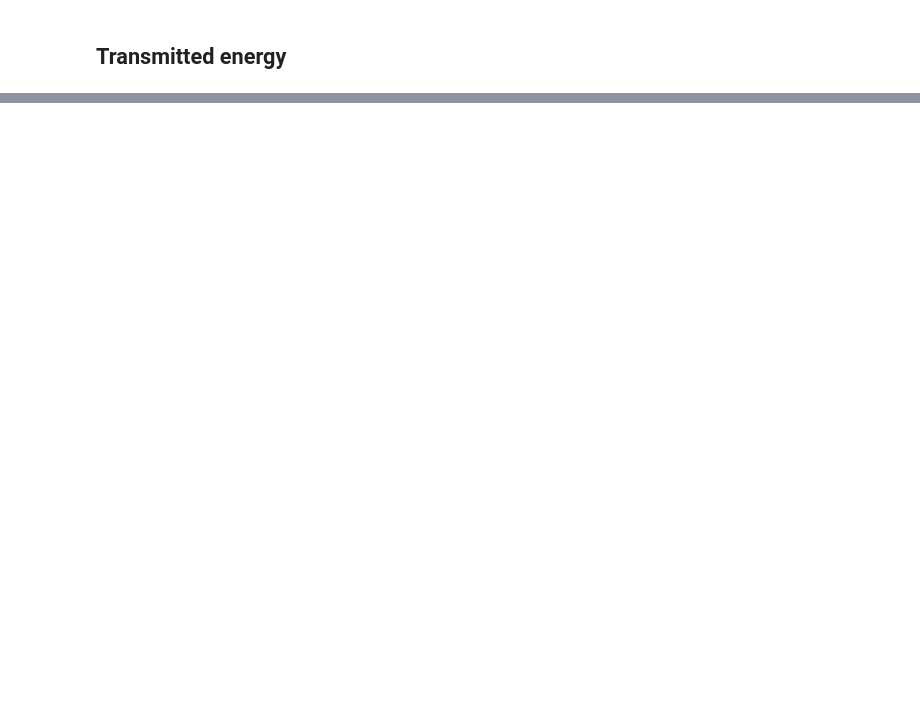
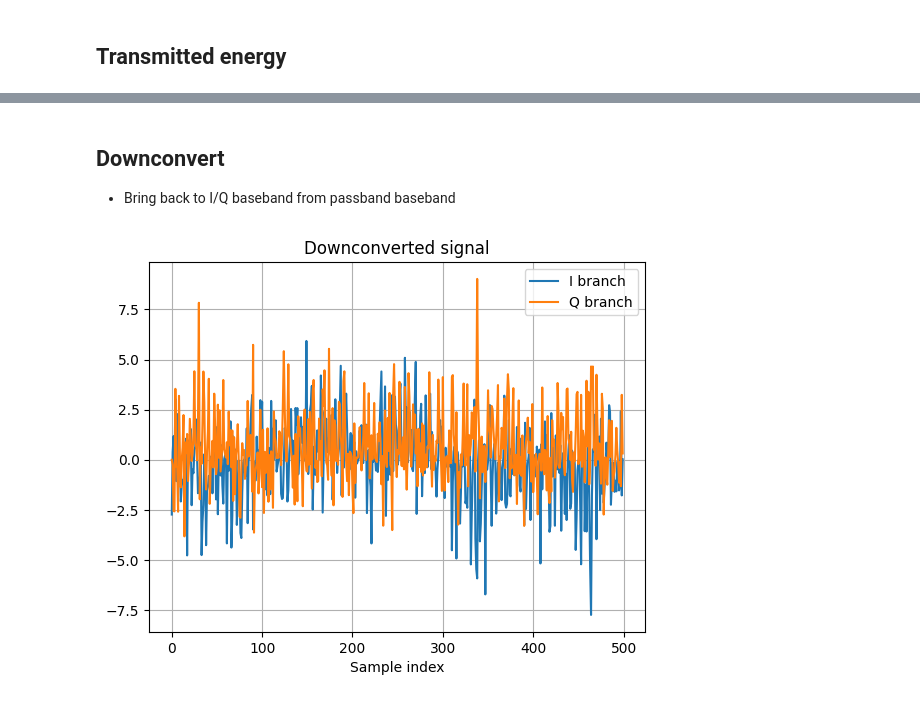
Before and after one commit to axellangenskiold/eitn21, a Jupyter notebook: assignment1_axel.ipynb, the cells around one changed output, grey strips where cells are left out. Saved outputs shown, nothing was run; the diff lists cells and outputs as text; code cells hidden in the pictures; blank space fills up the shorter version.

```diff
--- a/assignment1_axel.ipynb
+++ b/assignment1_axel.ipynb
@@ -139,10 +164,21 @@ def add_awgn_passband(r_clean, Eb, EbN0_dB, fs):
-# %%
-def s(t):
-  continue
-
-def n(t):
-  continue
-
-def r(t):
-  value = np.sqrt(1 - alpha**2)*s(t) + alpha*s(t - mu) + n(t)
-  return value
+# %% [markdown]
+## Downconvert
+- Bring back to I/Q baseband from passband baseband
+# %%
+def downconvert(r, fc, fs):
+    n = np.arange(len(r))
+    r_i = 2 * r * np.cos(2 * np.pi * fc * n / fs)
+    r_q = -2 * r * np.sin(2 * np.pi * fc * n / fs)
+    return r_i, r_q
+
+r_i, r_q = downconvert(r, fc, fs)
+
+plt.plot(r_i[:5*Ns], label="I branch")
+plt.plot(r_q[:5*Ns], label="Q branch")
+plt.title("Downconverted signal")
+plt.xlabel("Sample index")
+plt.grid()
+plt.legend()
+plt.show()
+# %% [output]
+[figure, added]
```
Also changed, not shown: parts of 16 cells of this notebook.
